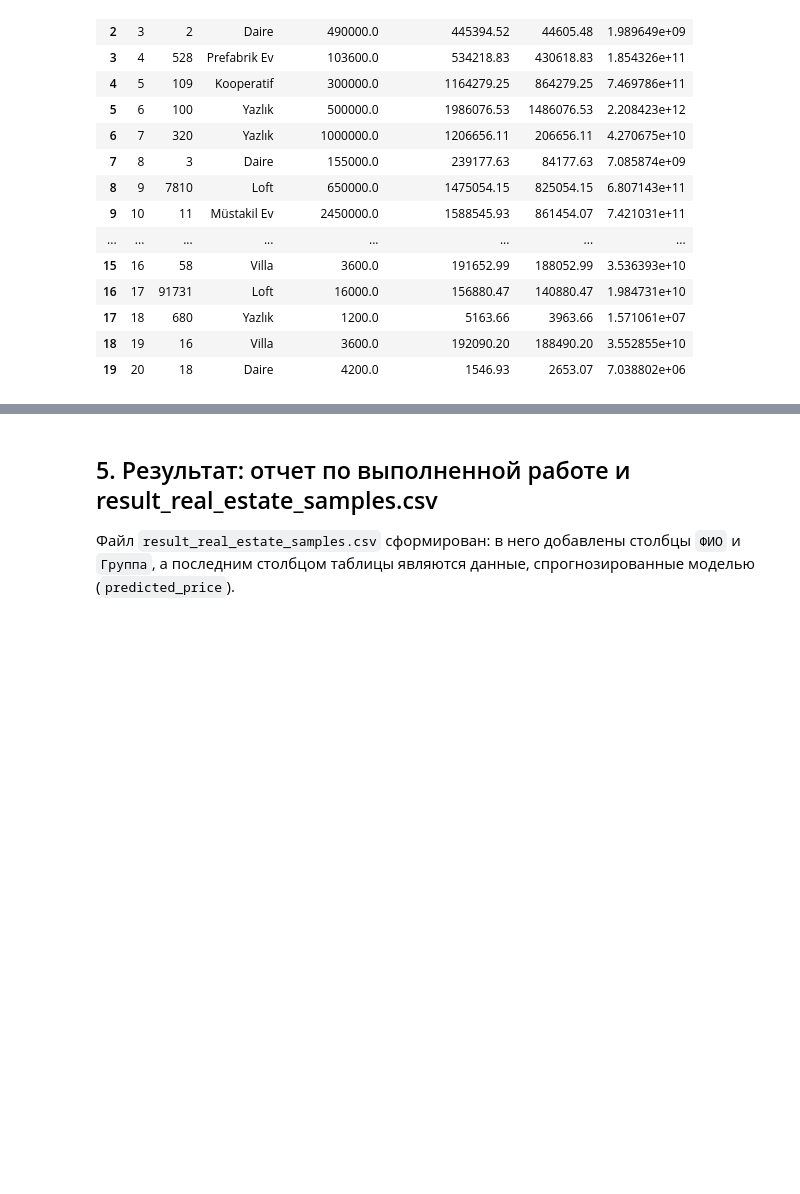
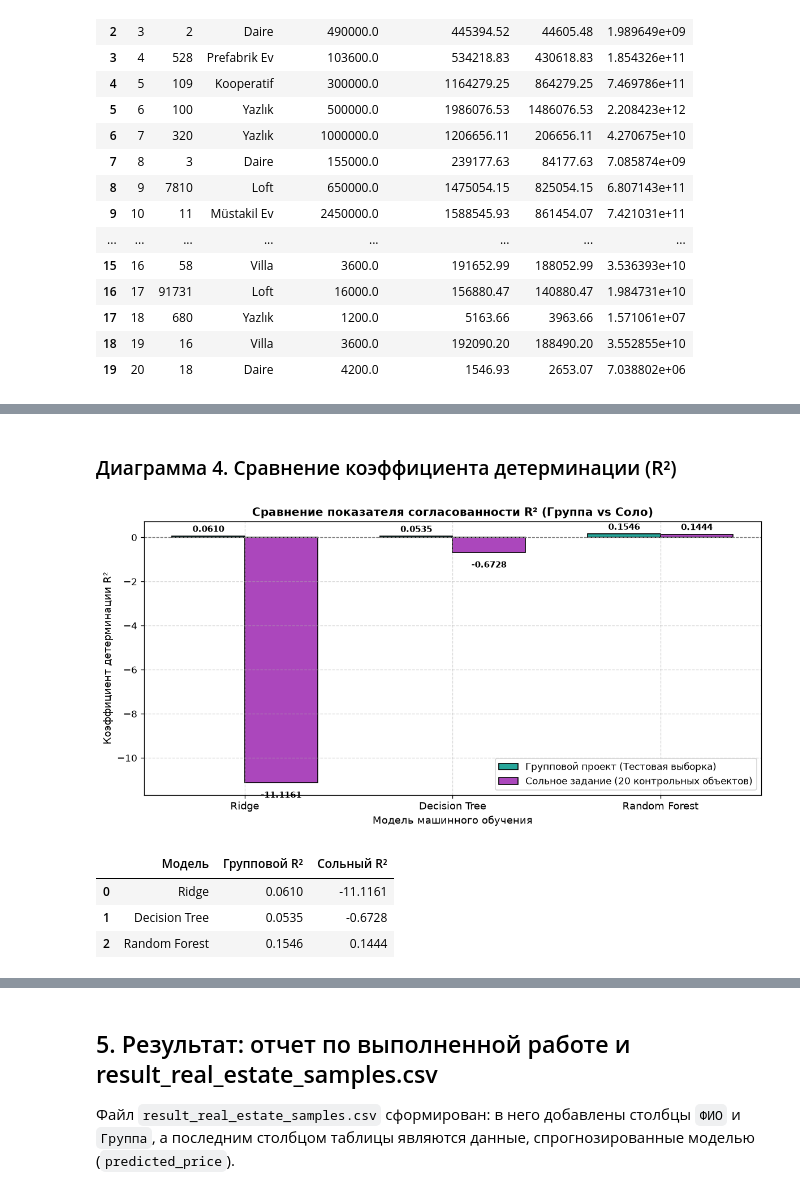
Before and after one commit to maksibatullinarturovich-lab/Moibd, a Jupyter notebook: moibd_estate/solo_assignment/solo_evaluation.ipynb, the cells around one changed output, grey strips where cells are left out. Drawn from its saved outputs; the diff is of its cells as text; code cells hidden in the pictures; blank space fills up the shorter version.

```diff
--- a/moibd_estate/solo_assignment/solo_evaluation.ipynb
+++ b/moibd_estate/solo_assignment/solo_evaluation.ipynb
@@ -229,0 +296,38 @@ display(Image(filename='charts/chart8_radar_model_profile.png'))
+# %% [markdown]
+### Диаграмма 4. Сравнение коэффициента детерминации (R²)
+# %%
+group_r2s = [df_comp.loc[df_comp['Model'] == m, 'Group_Test_R2'].values[0] for m in models_list]
+solo_r2s = [df_comp.loc[df_comp['Model'] == m, 'Solo_Manual_R2'].values[0] for m in models_list]
+
+plt.figure(figsize=(10, 5))
+plt.bar(x_indices - bar_width/2, group_r2s, width=bar_width, label='Групповой проект (Тестовая выборка)', color='#26A69A', edgecolor='black')
+plt.bar(x_indices + bar_width/2, solo_r2s, width=bar_width, label='Сольное задание (20 контрольных объектов)', color='#AB47BC', edgecolor='black')
+
+for i in range(len(models_list)):
+    val_g = group_r2s[i]
+    val_s = solo_r2s[i]
+    plt.text(x_indices[i] - bar_width/2, val_g + 0.1 if val_g >= 0 else val_g - 0.4, f'{val_g:.4f}', ha='center', va='bottom' if val_g >= 0 else 'top', fontsize=9, fontweight='bold')
+    plt.text(x_indices[i] + bar_width/2, val_s + 0.1 if val_s >= 0 else val_s - 0.4, f'{val_s:.4f}', ha='center', va='bottom' if val_s >= 0 else 'top', fontsize=9, fontweight='bold')
+
+plt.axhline(0, color='gray', linestyle='--', linewidth=0.8)
+plt.title('Сравнение показателя согласованности R² (Группа vs Соло)', fontsize=12, fontweight='bold')
+plt.xlabel('Модель машинного обучения', fontsize=11)
+plt.ylabel('Коэффициент детерминации R²', fontsize=11)
+plt.xticks(x_indices, models_list, fontsize=11)
+plt.legend(frameon=True)
+plt.grid(True, linestyle='--', alpha=0.5)
+plt.tight_layout()
+plt.show()
+
+r2_table = pd.DataFrame({
+    'Модель': models_list,
+    'Групповой R²': [f'{v:.4f}' for v in group_r2s],
+    'Сольный R²': [f'{v:.4f}' for v in solo_r2s]
+})
+display(r2_table)
+# %% [output]
+[figure, added]
+|  | Модель | Групповой R² | Сольный R² |
+| 0 | Ridge | 0.0610 | -11.1161 |
+| 1 | Decision Tree | 0.0535 | -0.6728 |
+| 2 | Random Forest | 0.1546 | 0.1444 |
```
Also changed, not shown: parts of 23 cells of this notebook.
